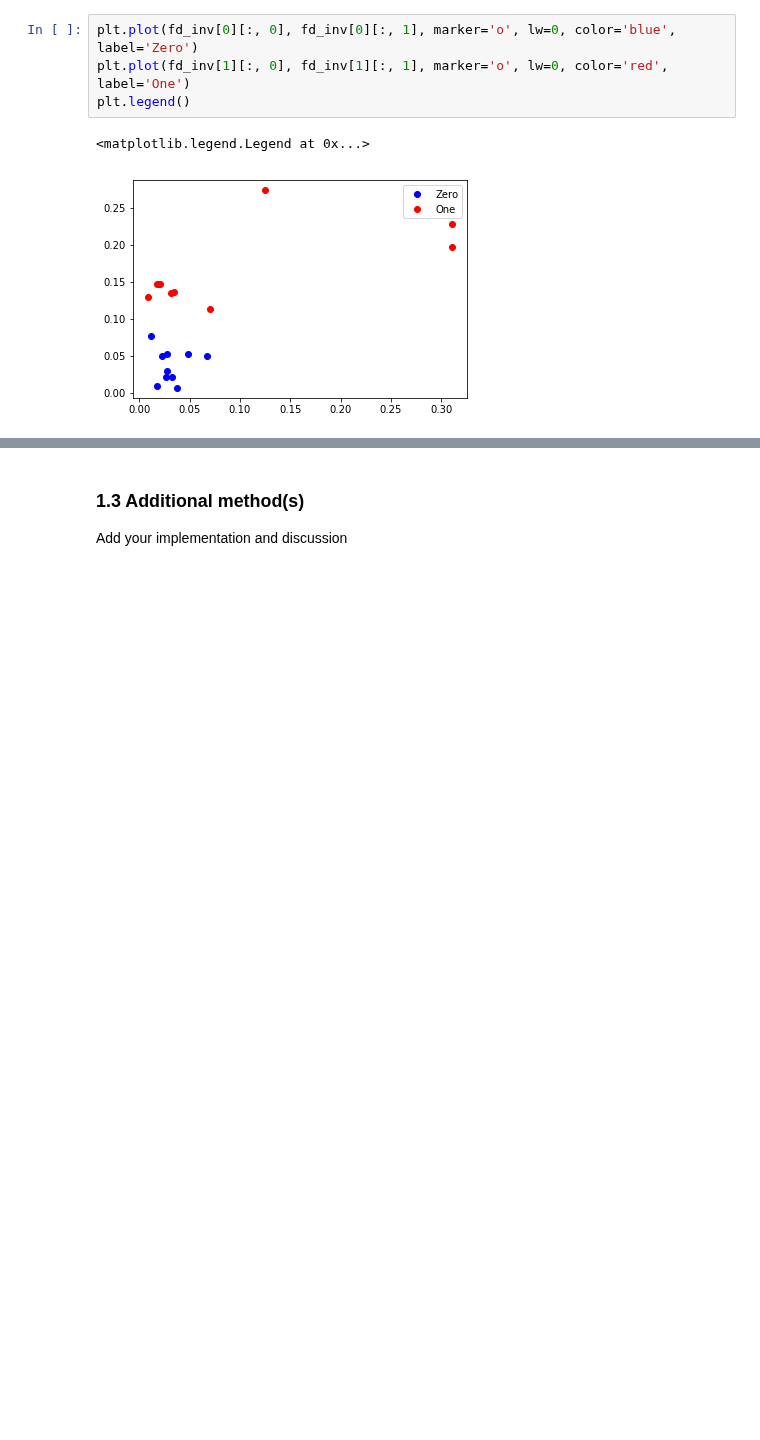
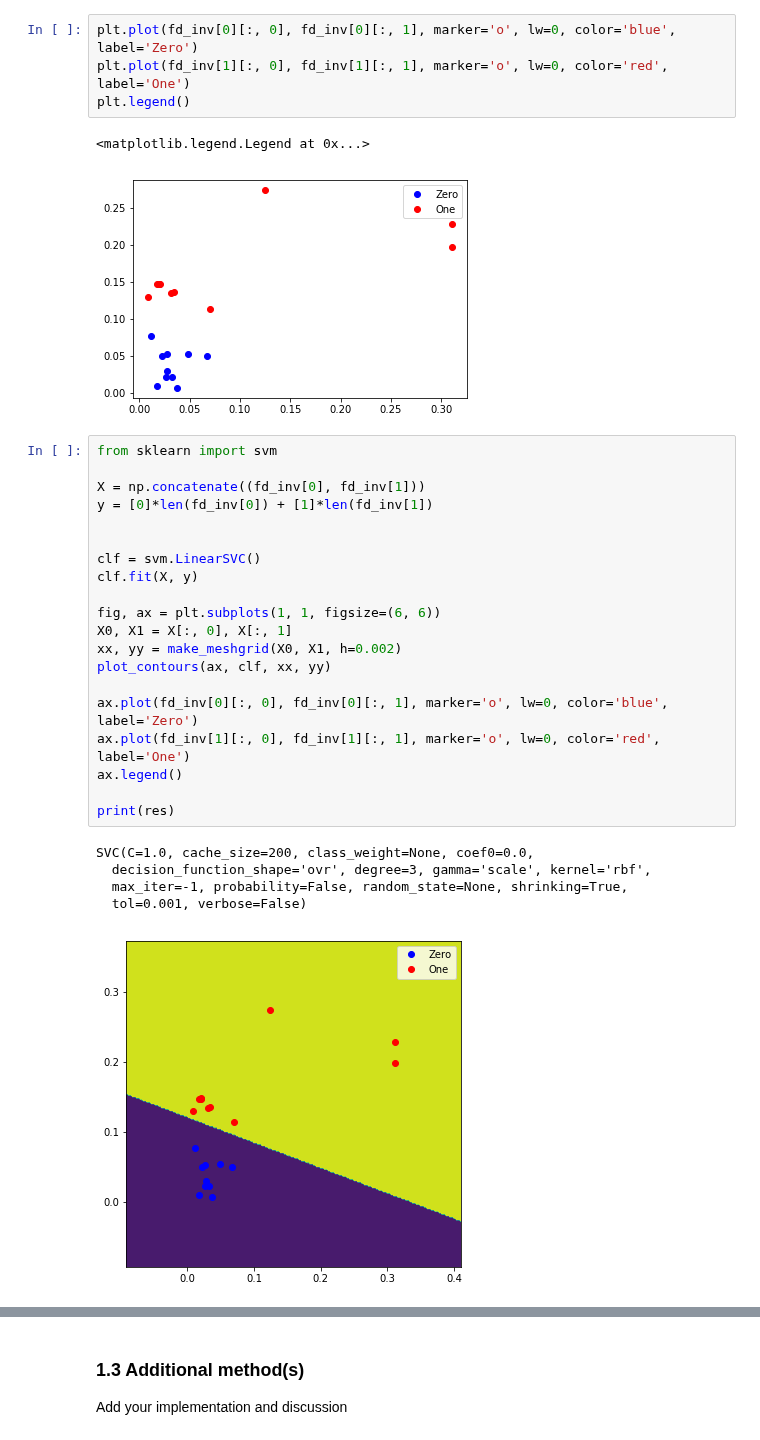
Before and after one commit to JelenaBanjac/image-analysis, a Jupyter notebook: labs/lab_02_object_description.ipynb, the cells around one changed output, grey strips where cells are left out. Saved outputs shown, nothing was run; the diff lists cells and outputs as text; blank space fills up the shorter version.

```diff
--- a/labs/lab_02_object_description.ipynb
+++ b/labs/lab_02_object_description.ipynb
@@ -114,3 +169,29 @@ plt.legend()
 # %% [output]
 <matplotlib.legend.Legend at 0x...>
 [figure]
+# %%
+from sklearn import svm
+
+X = np.concatenate((fd_inv[0], fd_inv[1]))
+y = [0]*len(fd_inv[0]) + [1]*len(fd_inv[1])
+
+
+clf = svm.LinearSVC()
+clf.fit(X, y)
+
+fig, ax = plt.subplots(1, 1, figsize=(6, 6))
+X0, X1 = X[:, 0], X[:, 1]
+xx, yy = make_meshgrid(X0, X1, h=0.002)
+plot_contours(ax, clf, xx, yy)
+
+ax.plot(fd_inv[0][:, 0], fd_inv[0][:, 1], marker='o', lw=0, color='blue', label='Zero')
+ax.plot(fd_inv[1][:, 0], fd_inv[1][:, 1], marker='o', lw=0, color='red', label='One')
+ax.legend()
+
+print(res)
+# %% [output]
+SVC(C=1.0, cache_size=200, class_weight=None, coef0=0.0,
+  decision_function_shape='ovr', degree=3, gamma='scale', kernel='rbf',
+  max_iter=-1, probability=False, random_state=None, shrinking=True,
+  tol=0.001, verbose=False)
+[figure, added]
```
Also changed, not shown: parts of 3 cells of this notebook.
